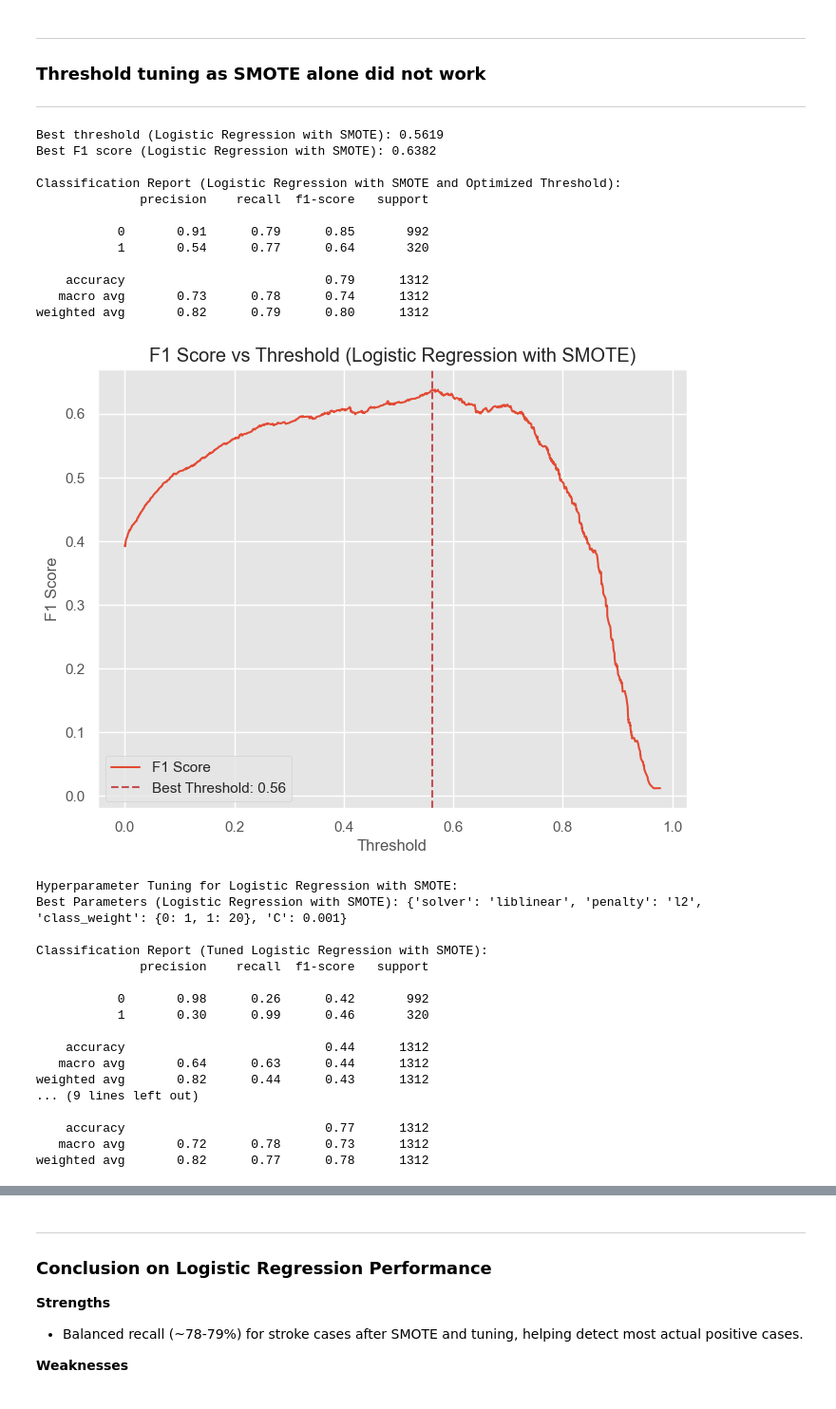
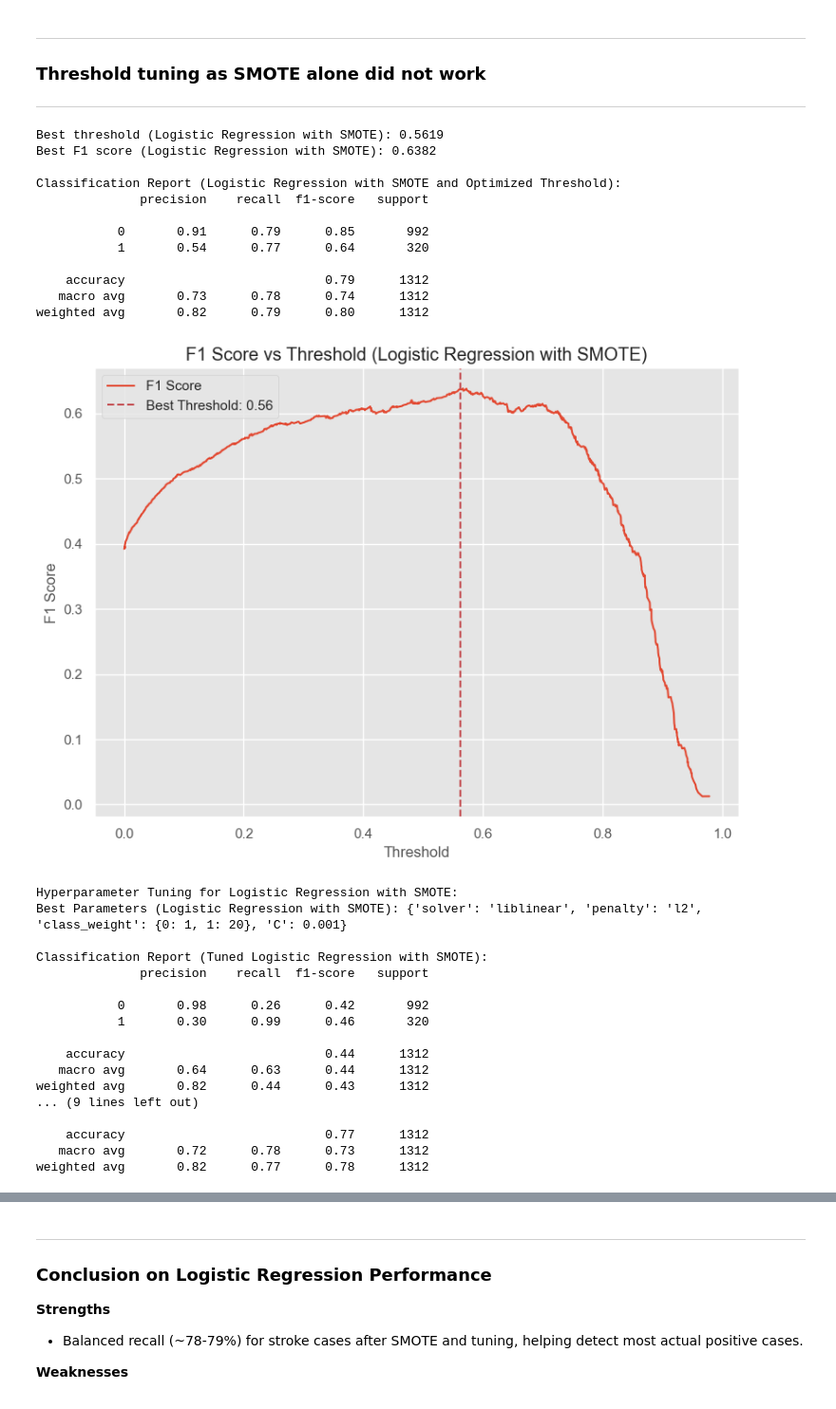
Before and after one commit to Guyfawkesp/Stroke_prediction, a Jupyter notebook: Stroke_Prediction.ipynb, the cells around one changed output, grey strips where cells are left out. Shown at 95% size. Saved outputs shown, nothing was run; the diff lists cells and outputs as text; code cells hidden in the pictures.

Commit message:
CApstone Image add

```diff
--- a/Stroke_Prediction.ipynb
+++ b/Stroke_Prediction.ipynb
@@ -623,7 +623,10 @@ plt.ylabel("F1 Score")
 plt.title("F1 Score vs Threshold (Logistic Regression with SMOTE)")
 plt.legend()
 plt.grid(True)
+plt.tight_layout()
+plt.savefig("data/F1_Score_Logistic_Regression_Tuned_SMOTE.png", dpi=300)
 plt.show()
+
 
 # Hyperparameter tuning for Logistic Regression with SMOTE
 print("\nHyperparameter Tuning for Logistic Regression with SMOTE:")
@@ -682,34 +685,34 @@ cm = confusion_matrix(y_test, y_pred_opt_tuned_lr)
 
 fig, axes = plt.subplots(1, 2, figsize=(16, 6))
 
 sns.heatmap(report_df.iloc[:-1, :-1], annot=True, cmap='Blues', fmt='.2f',
             ax=axes[0], linewidths=0.5, linecolor='gray')
 axes[0].set_title("Classification Report (Logistic Regression with SMOTE Tuned)", fontsize=14, fontweight='bold')
 axes[0].tick_params(axis='y', rotation=0)
 
 disp = ConfusionMatrixDisplay(confusion_matrix=cm, display_labels=model.classes_)
 disp.plot(cmap='Blues', ax=axes[1], colorbar=False)
 axes[1].set_title("Confusion Matrix (Logistic Regression with SMOTE Tuned)", fontsize=14, fontweight='bold')
 axes[1].grid(False)
 
 
 plt.tight_layout()
 plt.savefig("data/classification_report_and_confusion_matrix_Logistic_Regression_Tuned_SMOTE.png", dpi=300)
 plt.show()
 # %% [output]
 Best threshold (Logistic Regression with SMOTE): 0.5619
 Best F1 score (Logistic Regression with SMOTE): 0.6382
 
 Classification Report (Logistic Regression with SMOTE and Optimized Threshold):
               precision    recall  f1-score   support
 
            0       0.91      0.79      0.85       992
            1       0.54      0.77      0.64       320
 
     accuracy                           0.79      1312
    macro avg       0.73      0.78      0.74      1312
 weighted avg       0.82      0.79      0.80      1312
-[figure, old version]
+[figure, new version]
 Hyperparameter Tuning for Logistic Regression with SMOTE:
 Best Parameters (Logistic Regression with SMOTE): {'solver': 'liblinear', 'penalty': 'l2', 'class_weight': {0: 1, 1: 20}, 'C': 0.001}
 
```
Also changed, not shown: parts of 8 cells of this notebook, 4 other files.
